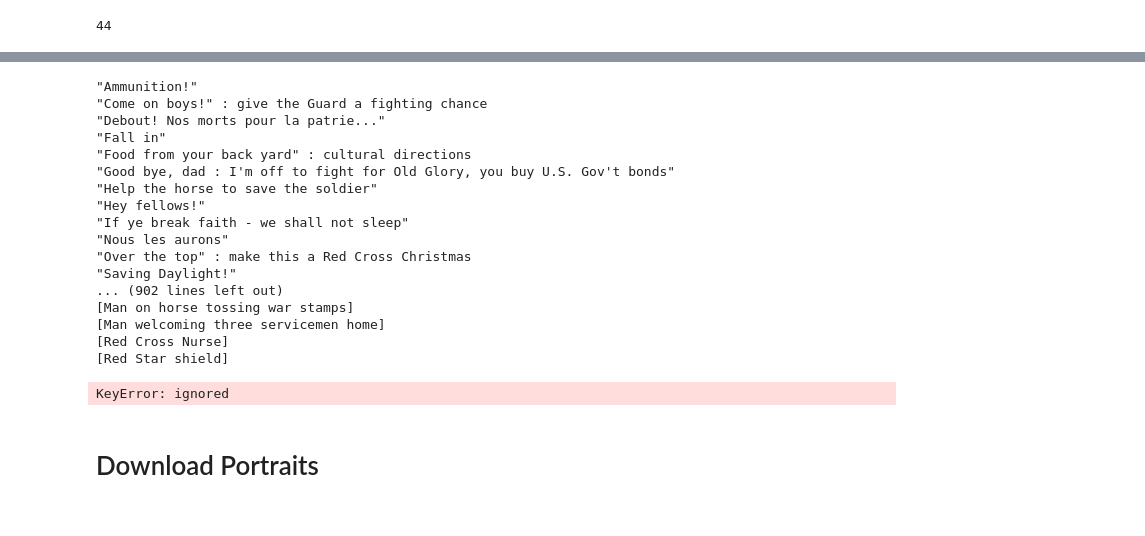
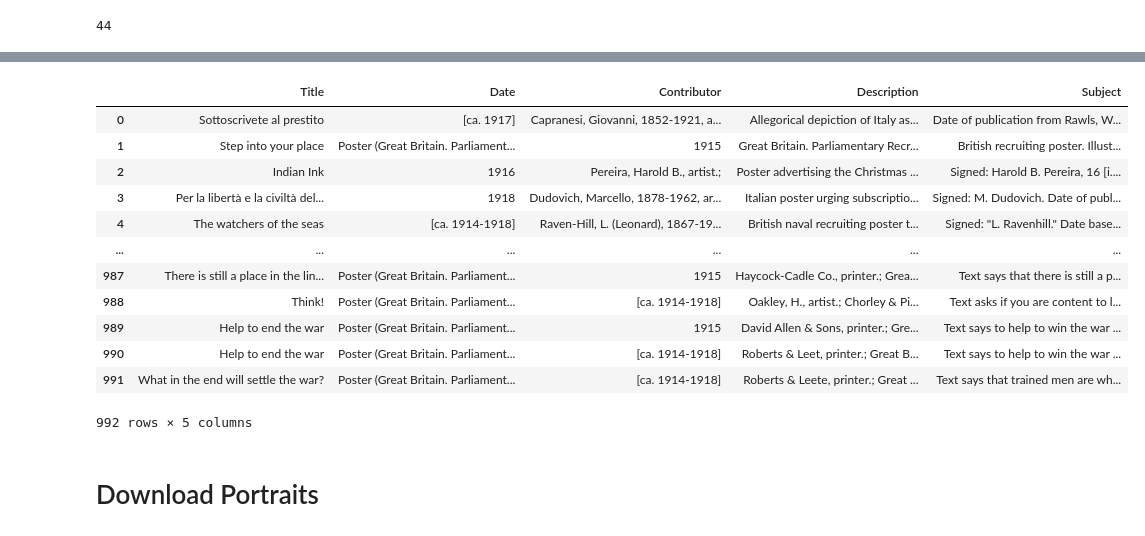
Before and after one commit to hawc2/contentdm-iiif-api, a Jupyter notebook: IIIF.ipynb, the cells around one changed output, grey strips where cells are left out. Cells and saved outputs as stored; diff of their text form; code cells hidden in the pictures.

```diff
--- a/IIIF.ipynb
+++ b/IIIF.ipynb
@@ -128,25 +110,21 @@ files.download('tul.csv')
 [interactive output not drawn]
 # %%
 df = pd.read_csv('tul.csv')
+df
 # %% [output]
+|  | Title | Date | Contributor | Description | Subject |
+| 0 | Sottoscrivete al prestito | [ca. 1917] | Capranesi, Giovanni, 1852-1921, a... | Allegorical depiction of Italy as... | Date of publication from Rawls, W... |
+| 1 | Step into your place | Poster (Great Britain. Parliament... | 1915 | Great Britain. Parliamentary Recr... | British recruiting poster. Illust... |
+| 2 | Indian Ink | 1916 | Pereira, Harold B., artist.; | Poster advertising the Christmas ... | Signed: Harold B. Pereira, 16 [i.... |
+| 3 | Per la libertà e la civiltà del... | 1918 | Dudovich, Marcello, 1878-1962, ar... | Italian poster urging subscriptio... | Signed: M. Dudovich. Date of publ... |
+| 4 | The watchers of the seas | [ca. 1914-1918] | Raven-Hill, L. (Leonard), 1867-19... | British naval recruiting poster t... | Signed: "L. Ravenhill." Date base... |
+| ... | ... | ... | ... | ... | ... |
+| 987 | There is still a place in the lin... | Poster (Great Britain. Parliament... | 1915 | Haycock-Cadle Co., printer.; Grea... | Text says that there is still a p... |
+| 988 | Think! | Poster (Great Britain. Parliament... | [ca. 1914-1918] | Oakley, H., artist.; Chorley & Pi... | Text asks if you are content to l... |
+| 989 | Help to end the war | Poster (Great Britain. Parliament... | 1915 | David Allen & Sons, printer.; Gre... | Text says to help to win the war ... |
+| 990 | Help to end the war | Poster (Great Britain. Parliament... | [ca. 1914-1918] | Roberts & Leet, printer.; Great B... | Text says to help to win the war ... |
+| 991 | What in the end will settle the war? | Poster (Great Britain. Parliament... | [ca. 1914-1918] | Roberts & Leete, printer.; Great ... | Text says that trained men are wh... |
-"Ammunition!"
-"Come on boys!" : give the Guard a fighting chance
-"Debout! Nos morts pour la patrie..."
-"Fall in"
-"Food from your back yard" : cultural directions
-"Good bye, dad : I'm off to fight for Old Glory, you buy U.S. Gov't bonds"
-"Help the horse to save the soldier"
-"Hey fellows!"
-"If ye break faith - we shall not sleep"
-"Nous les aurons"
-"Over the top" : make this a Red Cross Christmas
-"Saving Daylight!"
-... (902 lines left out)
-[Man on horse tossing war stamps]
-[Man welcoming three servicemen home]
-[Red Cross Nurse]
-[Red Star shield]
+992 rows × 5 columns
-KeyError: ignored
 # %% [markdown]
 # Download Portraits
 # %%
```
Also changed, not shown: parts of 3 cells of this notebook.
